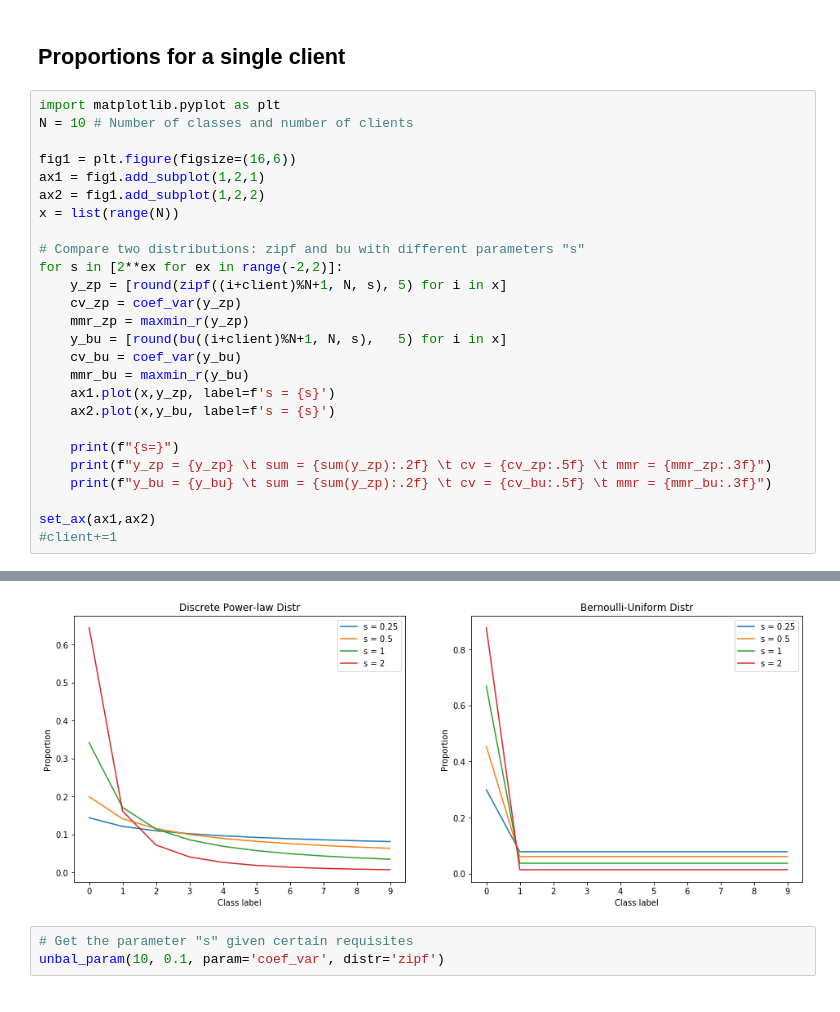
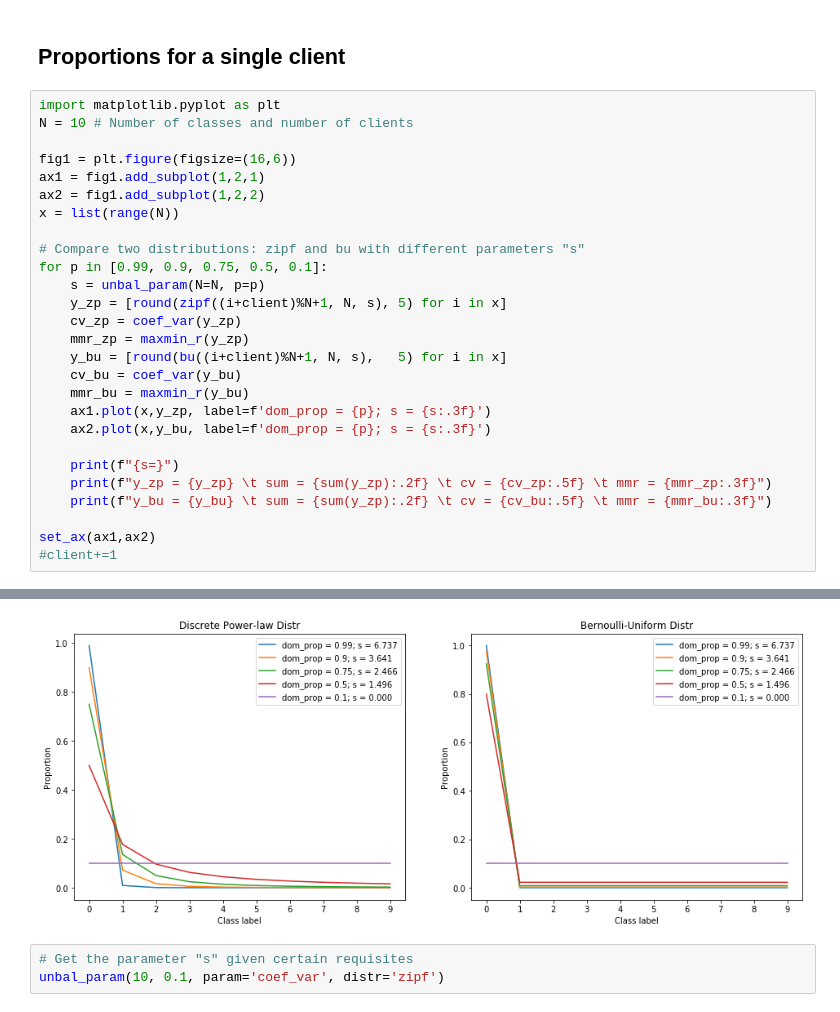
Before and after one commit to afrin-afia/project_644, a Jupyter notebook: utils/Experiments.ipynb, the cells around one changed output, grey strips where cells are left out. Cells and saved outputs as stored; diff of their text form.

```diff
--- a/utils/Experiments.ipynb
+++ b/utils/Experiments.ipynb
@@ -36,15 +36,16 @@ ax2 = fig1.add_subplot(1,2,2)
 x = list(range(N))
 
 # Compare two distributions: zipf and bu with different parameters "s"
-for s in [2**ex for ex in range(-2,2)]:
+for p in [0.99, 0.9, 0.75, 0.5, 0.1]:
+    s = unbal_param(N=N, p=p)
     y_zp = [round(zipf((i+client)%N+1, N, s), 5) for i in x]
     cv_zp = coef_var(y_zp)
     mmr_zp = maxmin_r(y_zp)
     y_bu = [round(bu((i+client)%N+1, N, s),   5) for i in x]
     cv_bu = coef_var(y_bu)
     mmr_bu = maxmin_r(y_bu)
-    ax1.plot(x,y_zp, label=f's = {s}')
-    ax2.plot(x,y_bu, label=f's = {s}')
+    ax1.plot(x,y_zp, label=f'dom_prop = {p}; s = {s:.3f}')
+    ax2.plot(x,y_bu, label=f'dom_prop = {p}; s = {s:.3f}')
 
     print(f"{s=}")
     print(f"y_zp = {y_zp} \t sum = {sum(y_zp):.2f} \t cv = {cv_zp:.5f} \t mmr = {mmr_zp:.3f}")
@@ -68,4 +72,4 @@ y_bu = [0.8782, 0.01353, 0.01353, 0.01353, 0.01353, 0.01353, 0.01353, 0.01353, 0
-[figure, old version]
+[figure, new version]
 # %%
 # Get the parameter "s" given certain requisites
 unbal_param(10, 0.1, param='coef_var', distr='zipf')
```
Also changed, not shown: parts of 1 cell of this notebook, 4 other files.
